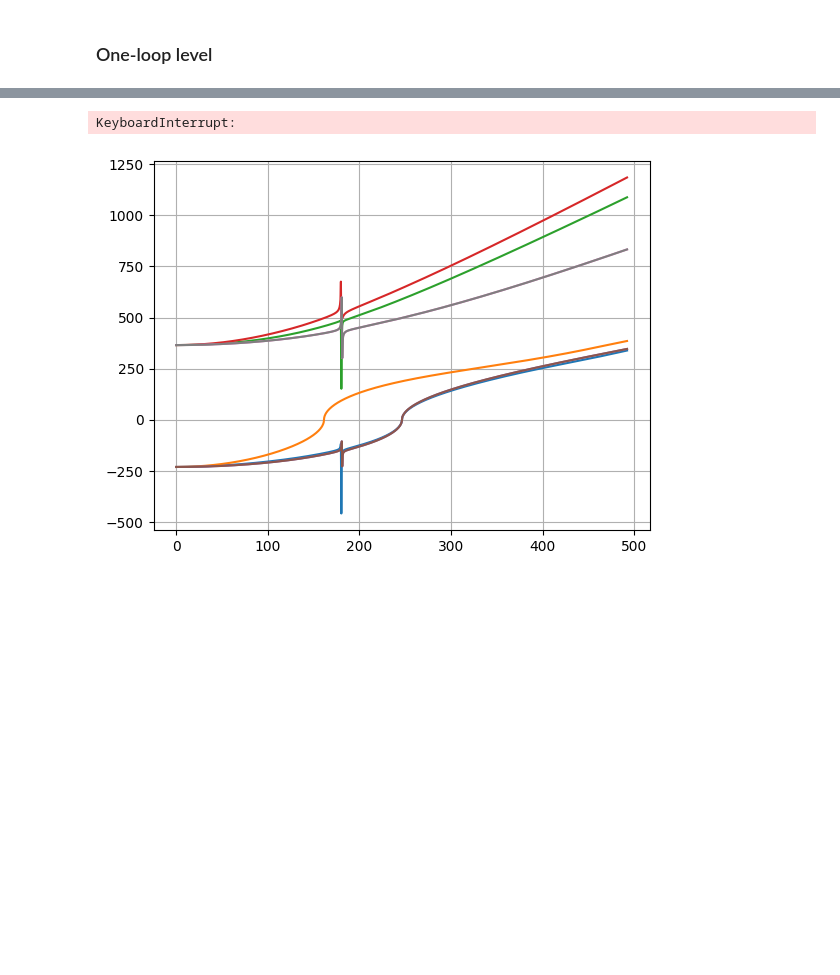
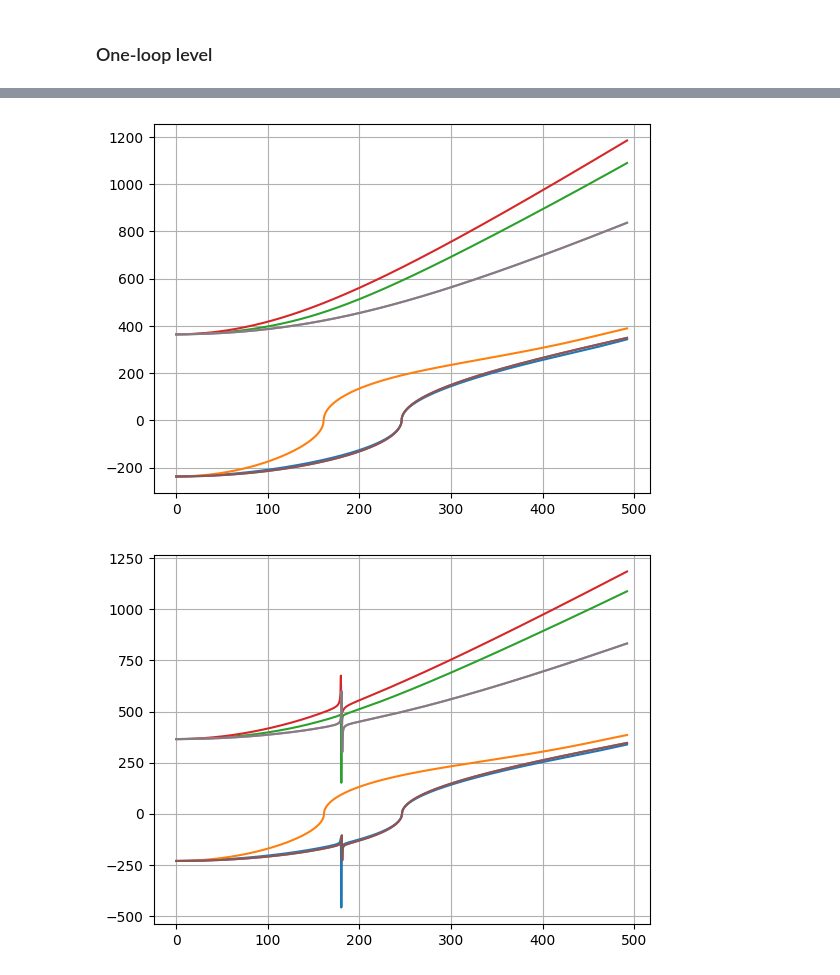
Before and after one commit to Jallemannen/G2HDM, a Jupyter notebook: Notebooks/Debug.ipynb, the cells around one changed output, grey strips where cells are left out. Cells and saved outputs as stored; diff of their text form; code cells hidden in the pictures; blank space fills up the shorter version.

```diff
--- a/Notebooks/Debug.ipynb
+++ b/Notebooks/Debug.ipynb
@@ -248,23 +251,25 @@ for y in Y:
 ### One-loop level
 # %%
 import os
-
+os.environ["OMP_NUM_THREADS"] = "1"
 
 # Get the current process ID
 pid = os.getpid()
 
 # Set affinity to only use CPU core 0 (for example)
 # core 2 op {1}
-os.sched_setaffinity(pid, {1,2,3,4}) #{44,45,46,47}
+os.sched_setaffinity(pid, {0,1,2,3,4}) #{44,45,46,47}
 
 from importing import *
 model = load_model("higgs")
-N = 100
+N = 1000
 v = 246
 #model.assign_bgfield_values([v,0,0,0,0,0,0,0])
 #model.assign_VEV_values([v,0,0,0,0,0,0,0])
 rang = [0*v,2*v]
 #rang = [160,200]
+#res = calc.calculate_massdata2D_level1(1, rang, model.symbol("omega"))
+
 X, Y = calc.calculate_massdata2D_level1(N, rang, model.symbol("omega"))
 
 plt.figure()
@@ -276,4 +281,4 @@ plt.grid()
-KeyboardInterrupt:
+[figure, added]
 # %%
 plt.figure()
 for y in Y:
```
Also changed, not shown: parts of 8 cells of this notebook, 6 other files.
